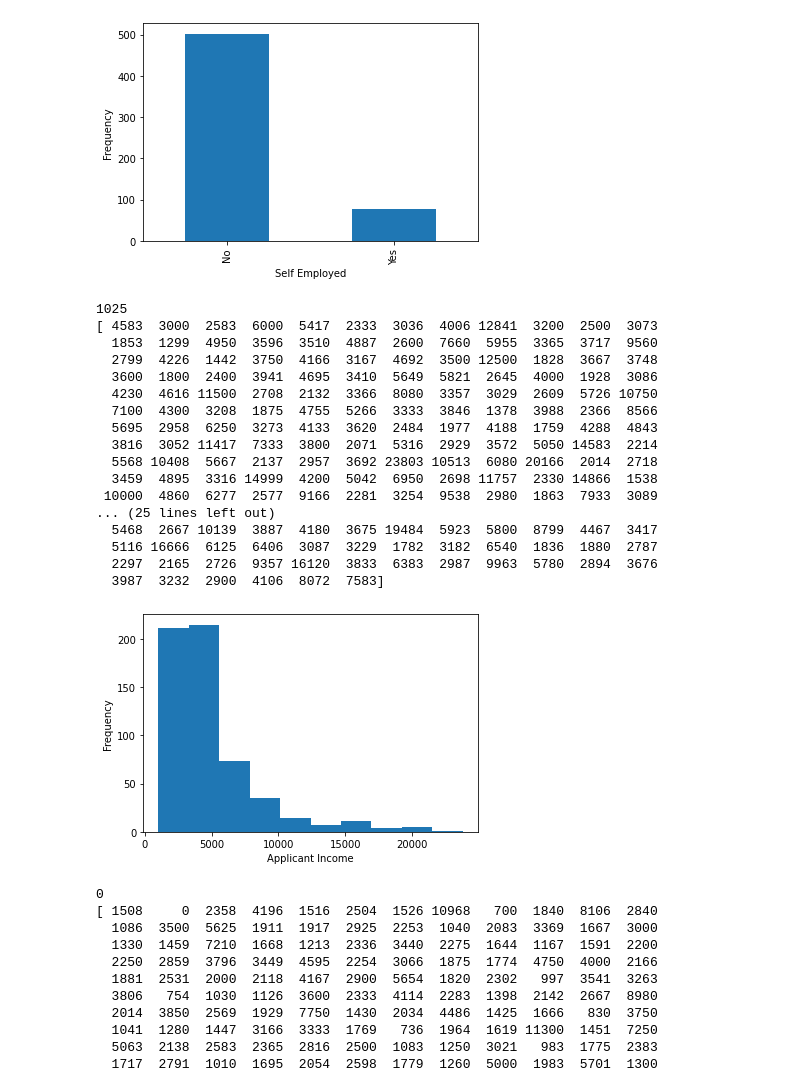
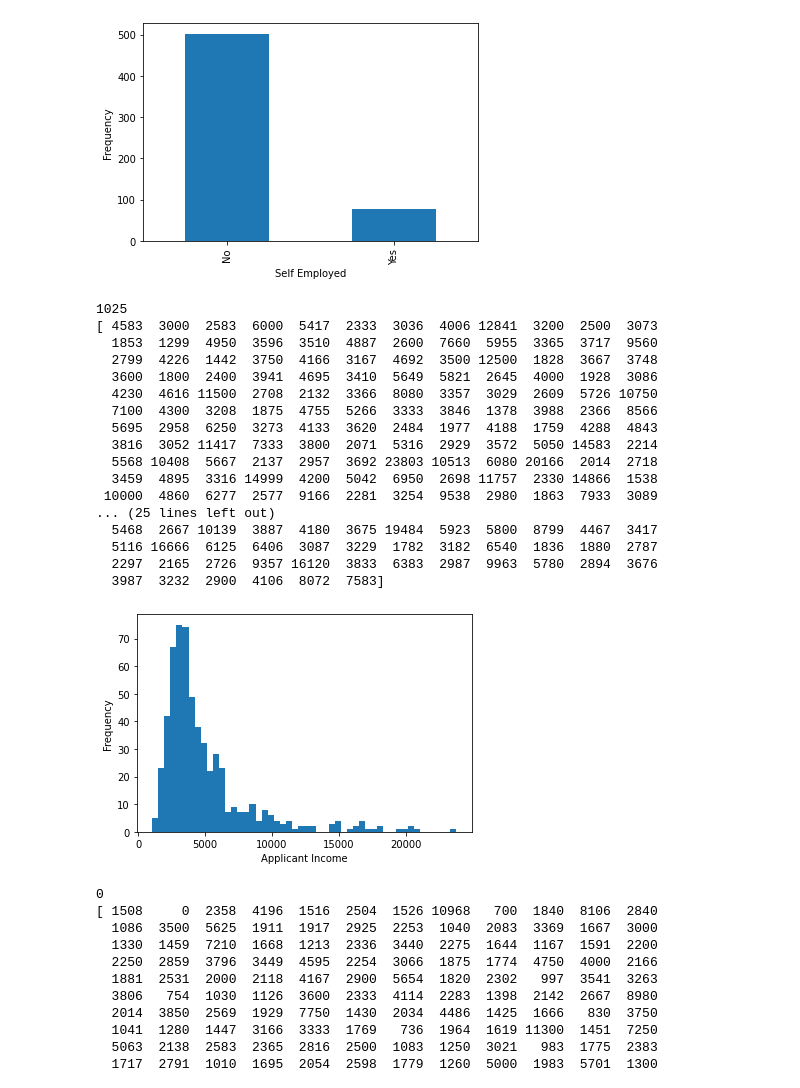
Before and after one commit to Frank-Howd/DS-Unit-2-Applied-Modeling, a Jupyter notebook: module2-wrangle-ml-datasets/Build_Week_Project_TakeII.ipynb, the cells around one changed output. Drawn from its saved outputs; the diff is of its cells as text; code cells hidden in the pictures.

```diff
--- a/module2-wrangle-ml-datasets/Build_Week_Project_TakeII.ipynb
+++ b/module2-wrangle-ml-datasets/Build_Week_Project_TakeII.ipynb
@@ -264,33 +264,33 @@ Name: self_employed, dtype: float64
 # %%
 # After removing outliers, can see that most applicant income are in the 30,000 to 50,000 range, skewed to the right
 
 print(train['applicant_income'].min())
 print(train['applicant_income'].unique())
 
-train['applicant_income'].plot(kind='hist')
+train['applicant_income'].plot(kind='hist', bins=50)
 
 plt.xlabel('Applicant Income')
 plt.ylabel('Frequency')
 plt.show();
 # %% [output]
 1025
 [ 4583  3000  2583  6000  5417  2333  3036  4006 12841  3200  2500  3073
   1853  1299  4950  3596  3510  4887  2600  7660  5955  3365  3717  9560
   2799  4226  1442  3750  4166  3167  4692  3500 12500  1828  3667  3748
   3600  1800  2400  3941  4695  3410  5649  5821  2645  4000  1928  3086
   4230  4616 11500  2708  2132  3366  8080  3357  3029  2609  5726 10750
   7100  4300  3208  1875  4755  5266  3333  3846  1378  3988  2366  8566
   5695  2958  6250  3273  4133  3620  2484  1977  4188  1759  4288  4843
   3816  3052 11417  7333  3800  2071  5316  2929  3572  5050 14583  2214
   5568 10408  5667  2137  2957  3692 23803 10513  6080 20166  2014  2718
   3459  4895  3316 14999  4200  5042  6950  2698 11757  2330 14866  1538
  10000  4860  6277  2577  9166  2281  3254  9538  2980  1863  7933  3089
 ... (25 lines left out)
   5468  2667 10139  3887  4180  3675 19484  5923  5800  8799  4467  3417
   5116 16666  6125  6406  3087  3229  1782  3182  6540  1836  1880  2787
   2297  2165  2726  9357 16120  3833  6383  2987  9963  5780  2894  3676
   3987  3232  2900  4106  8072  7583]
-[figure, old version]
+[figure, new version]
 # %%
 # Distribution of 'coapplicant_income'
 
```
Also changed, not shown: parts of 11 cells of this notebook, 2 other files.
